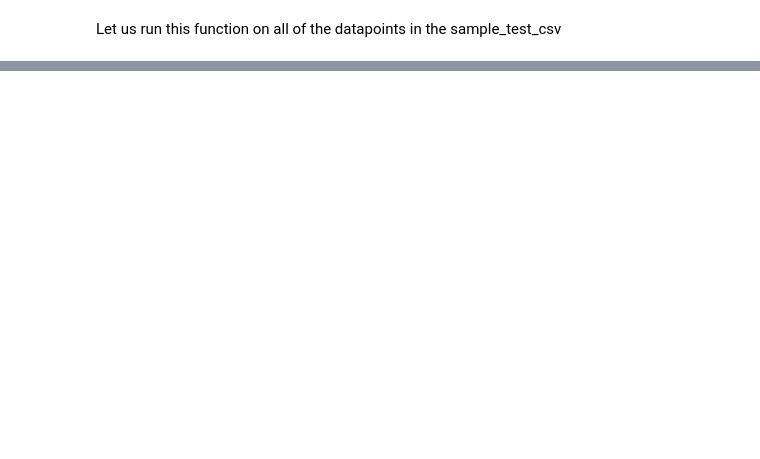
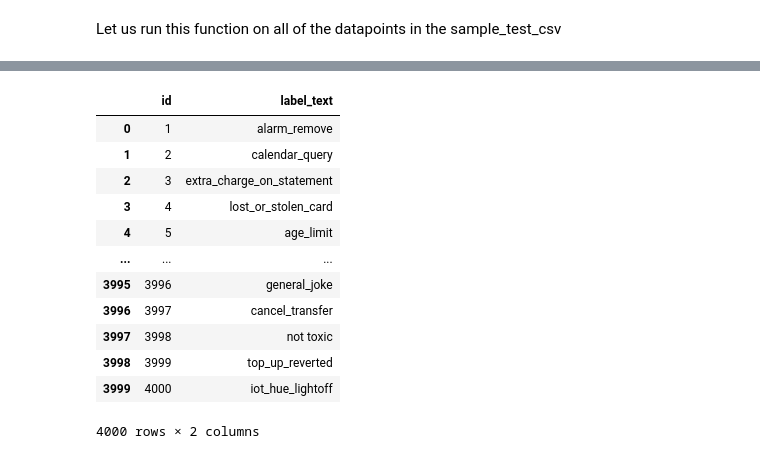
Before and after one commit to FuturePathAI/Learn-AI-Engineering, a Jupyter notebook: learn_ai/assignments/text_classification_assignment_1.ipynb, the cells around one changed output, grey strips where cells are left out. Cells and saved outputs as stored; diff of their text form; code cells hidden in the pictures; blank space fills up the shorter version.

```diff
--- a/learn_ai/assignments/text_classification_assignment_1.ipynb
+++ b/learn_ai/assignments/text_classification_assignment_1.ipynb
@@ -314,5 +312,21 @@ sample_test_csv.head(20)
 # %%
 # Save the results to a CSV file in required format
-sample_test_csv.rename(columns={'predicted_category':'label_text'},inplace=True)
-submission = sample_test_csv[['id','text','label_text']]
-submission.to_csv('submission.csv',index=False)
+test_csv.rename(columns={'predicted_category':'label_text'},inplace=True)
+submission = test_csv[['id','label_text']]
+submission.to_csv('submission_1.csv',index=False)
+# %%
+submission
+# %% [output]
+|  | id | label_text |
+| 0 | 1 | alarm_remove |
+| 1 | 2 | calendar_query |
+| 2 | 3 | extra_charge_on_statement |
+| 3 | 4 | lost_or_stolen_card |
+| 4 | 5 | age_limit |
+| ... | ... | ... |
+| 3995 | 3996 | general_joke |
+| 3996 | 3997 | cancel_transfer |
+| 3997 | 3998 | not toxic |
+| 3998 | 3999 | top_up_reverted |
+| 3999 | 4000 | iot_hue_lightoff |
+4000 rows × 2 columns
```
Also changed, not shown: parts of 18 cells of this notebook.
